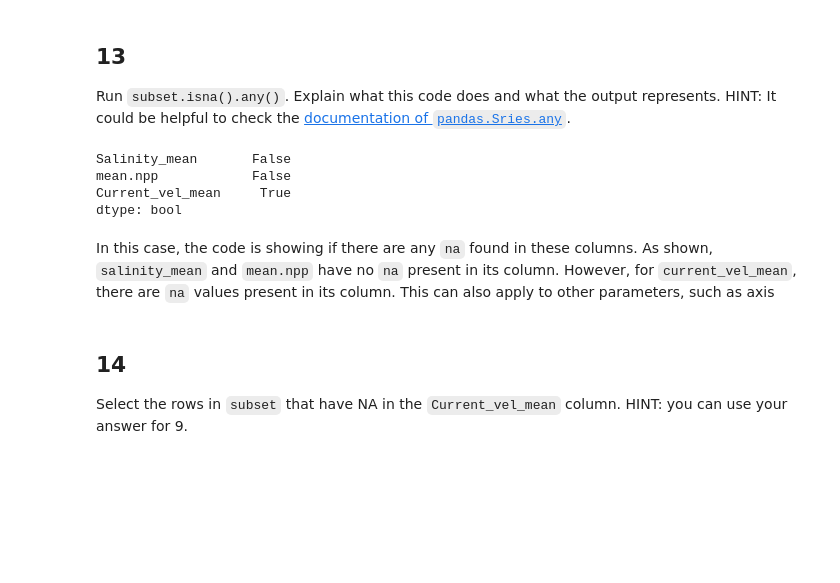
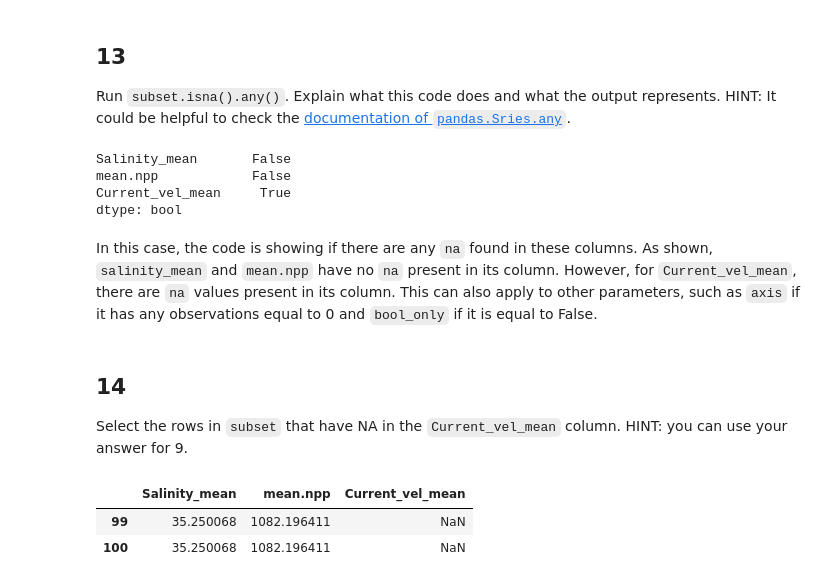
Before and after one commit to p-park6/eds220-hwk-1, a Jupyter notebook: hwk1-task3.ipynb, the cells around one changed output. Drawn from its saved outputs; the diff is of its cells as text; code cells hidden in the pictures; blank space fills up the shorter version.

```diff
--- a/hwk1-task3.ipynb
+++ b/hwk1-task3.ipynb
@@ -306,15 +306,16 @@ subset.isna()
 # %% [markdown]
 ## 13
 Run `subset.isna().any()`. Explain what this code does and what the output represents. HINT: It could be helpful to check the [documentation of `pandas.Sries.any`](https://pandas.pydata.org/docs/reference/api/pandas.Series.any.html).
-# %%
-subset.isna().any()
-# %% [output]
-Salinity_mean       False
-mean.npp            False
-Current_vel_mean     True
-dtype: bool
+# %%
+#shows if there are any na that appear in any of the columns
+subset.isna().any()
+# %% [output]
+Salinity_mean       False
+mean.npp            False
+Current_vel_mean     True
+dtype: bool
 # %% [markdown]
-In this case, the code is showing if there are any `na` found in these columns. As shown, `salinity_mean` and `mean.npp` have no `na` present in its column. However, for `current_vel_mean`, there are `na` values present in its column. This can also apply to other parameters, such as axis
+In this case, the code is showing if there are any `na` found in these columns. As shown, `salinity_mean` and `mean.npp` have no `na` present in its column. However, for `Current_vel_mean`, there are `na` values present in its column. This can also apply to other parameters, such as `axis` if it has any observations equal to 0 and `bool_only` if it is equal to False.
 # %% [markdown]
 ## 14
 
@@ -323,0 +323,7 @@ Select the rows in `subset` that have NA in the `Current_vel_mean` column. HINT:
+# %%
+# filtered to find rows that have NA in current_vel_mean using .isna()
+subset[subset['Current_vel_mean'].isna()]
+# %% [output]
+|  | Salinity_mean | mean.npp | Current_vel_mean |
+| 99 | 35.250068 | 1082.196411 | NaN |
+| 100 | 35.250068 | 1082.196411 | NaN |
```
Also changed, not shown: parts of 2 cells of this notebook.
